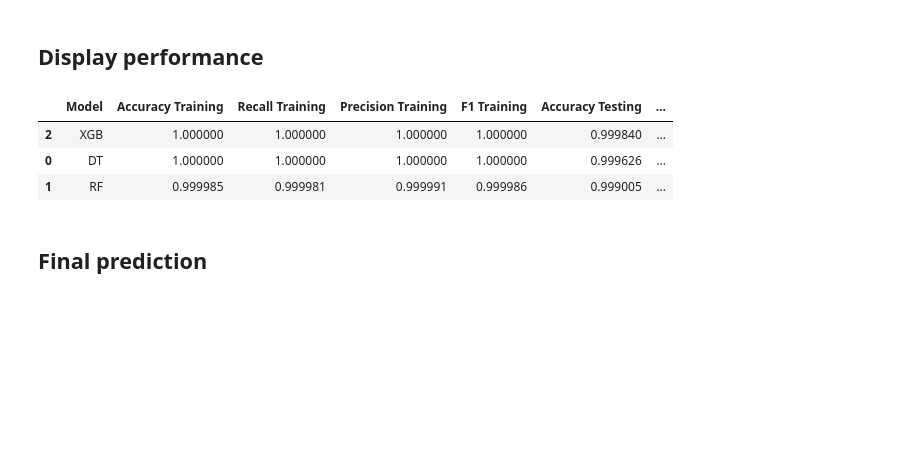
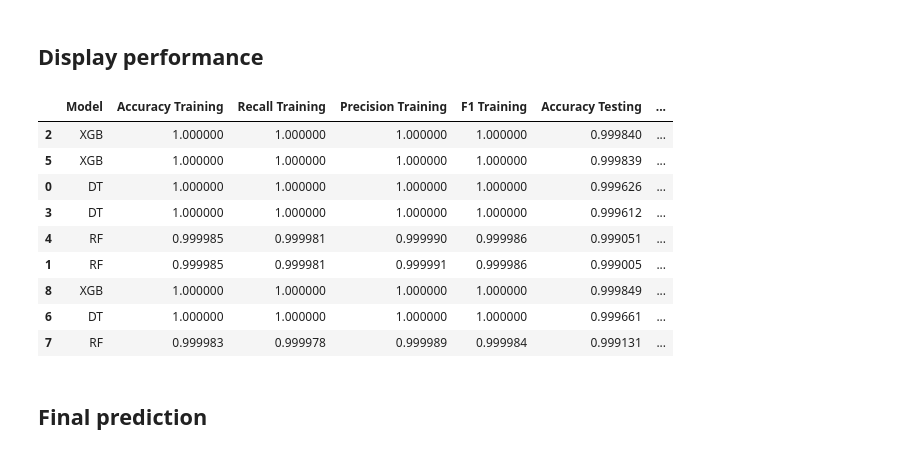
Before and after one commit to mcrayssac/CIC_IoT_Cyber_Attacks, a Jupyter notebook: DoS_model.ipynb, the cells around one changed output. Saved outputs shown, nothing was run; the diff lists cells and outputs as text; code cells hidden in the pictures; blank space fills up the shorter version.

Commit message:
Finished DoS model v1.0

```diff
--- a/DoS_model.ipynb
+++ b/DoS_model.ipynb
@@ -293,10 +300,16 @@ joblib.dump(encoder, model_path+'encoder.joblib')
 # %%
-read_csv_file(performance_path, model_path).sort_values(by=['Total rows', 'Accuracy Testing', 'Recall Testing', 'Precision Testing', 'F1 Testing'], ascending=False).head()
+read_csv_file(performance_path, model_path).sort_values(by=['Total rows', 'Accuracy Testing', 'Recall Testing', 'Precision Testing', 'F1 Testing'], ascending=False).head(20)
 # %% [output]
 |  | Model | Accuracy Training | Recall Training | Precision Training | F1 Training | Accuracy Testing | ... |
 | 2 | XGB | 1.000000 | 1.000000 | 1.000000 | 1.000000 | 0.999840 | ... |
+| 5 | XGB | 1.000000 | 1.000000 | 1.000000 | 1.000000 | 0.999839 | ... |
 | 0 | DT | 1.000000 | 1.000000 | 1.000000 | 1.000000 | 0.999626 | ... |
+| 3 | DT | 1.000000 | 1.000000 | 1.000000 | 1.000000 | 0.999612 | ... |
+| 4 | RF | 0.999985 | 0.999981 | 0.999990 | 0.999986 | 0.999051 | ... |
 | 1 | RF | 0.999985 | 0.999981 | 0.999991 | 0.999986 | 0.999005 | ... |
+| 8 | XGB | 1.000000 | 1.000000 | 1.000000 | 1.000000 | 0.999849 | ... |
+| 6 | DT | 1.000000 | 1.000000 | 1.000000 | 1.000000 | 0.999661 | ... |
+| 7 | RF | 0.999983 | 0.999978 | 0.999989 | 0.999984 | 0.999131 | ... |
 # %% [markdown]
 ## Final prediction
 # %%
```
Also changed, not shown: parts of 14 cells of this notebook, 1 other file.
